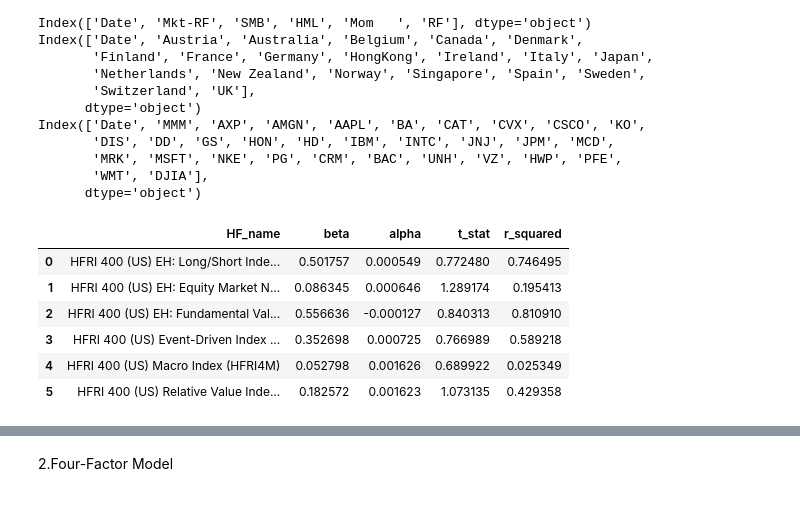
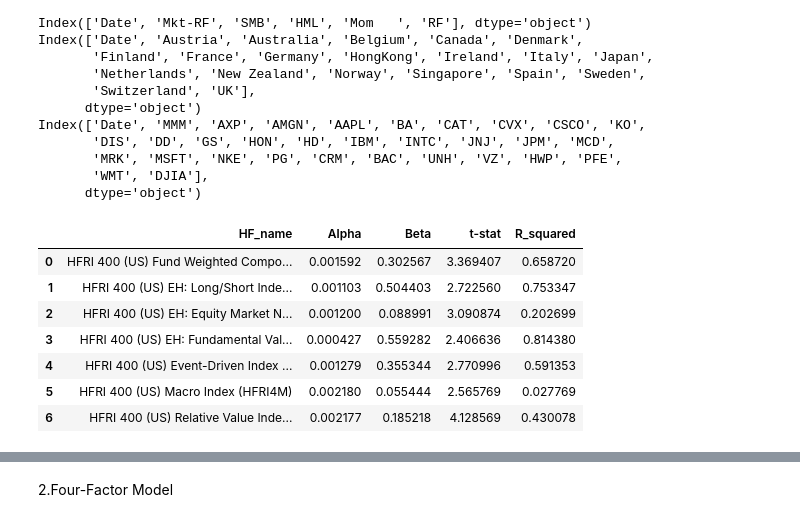
Before and after one commit to Jialin-Eddie/Portfolio_Managment, a Jupyter notebook: src/hedgeFund/hedgeFund.ipynb, the cells around one changed output, grey strips where cells are left out. Saved outputs shown, nothing was run; the diff lists cells and outputs as text; code cells hidden in the pictures.

```diff
--- a/src/hedgeFund/hedgeFund.ipynb
+++ b/src/hedgeFund/hedgeFund.ipynb
@@ -159,6 +97,8 @@ class hedgeFundClass:
         self.beta = 0
         self.alpha = 0
         self.t_stat = 0
+        self.t_stat_alpha = 0
+        self.t_stat_beta = 0
         self.r_squared = 0
         self.HF_returns = HF_returns
 
@@ -172,49 +112,70 @@ class hedgeFundClass:
         )
 
     def run_capm_regression(self, Market_premium, average_return):
         x = Market_premium
         y = self.HF_returns
-        slope, intercept, r_value, p_value, std_err = stats.linregress(x, y)
+        result = stats.linregress(x, y)
+        slope = result.slope
+        intercept = result.intercept
+        r_value = result.rvalue
+        p_value = result.pvalue
+        beta_std_err = result.stderr
+        alpha_std_err = result.intercept_stderr
+
         # print(average_return,std_err,np.sqrt(len(self.HF_returns)))
         self.beta = slope
         self.alpha = intercept
-        self.t_stat = average_return * np.sqrt(len(self.HF_returns)) / std_err
+        self.t_stat_alpha = self.alpha / beta_std_err
+        self.t_stat_beta = self.beta/ alpha_std_err
+
+        std_err = np.std(self.HF_returns) / np.sqrt(len(self.HF_returns))
+        self.t_stat = self.HF_returns.mean() / std_err
+
         self.r_squared = r_value ** 2
         return {
             'HF_name': self.HF_name,
-            'beta': self.beta,
-            'alpha': self.alpha,
-            't_stat': self.t_stat,
-            'r_squared': r_value ** 2
+            'Alpha': self.alpha,
+            'Beta': self.beta,
+            't-stat' : self.t_stat,
+            # 't_Alpha': self.t_stat_alpha,
+            # 't_Beta' : self.t_stat_beta,
+            'R_squared': r_value ** 2
         }
 
 
 def analyze_hedge_funds(HF_returns, factors, average_return):
     results = []
-    for hf_name in HF_returns.keys()[1:]:  # Start from index 1 to skip the 'Date' column
+    for hf_name in HF_returns.keys():
         HF = hedgeFundClass(HF_returns[hf_name], hf_name)
         results.append(HF.run_capm_regression(factors,average_return))
     return pd.DataFrame(results)
 
 time_Length = len(HF_returns)
-# HF_returns.shape
-RP_HF_returns = HF_returns[HF_returns.keys()[1:]] - Emp_factors['RF'].iloc[-time_Length]
-# print(RP_HF_returns)
+# HF_returns.shapeRP_HF_returns = HF_returns[HF_returns.keys()[1:]] - Emp_factors['RF'].iloc[-time_Length:]
+
+#reduce date # Start from index 1 to skip the 'Date' column
+RP_HF_returns = HF_returns.iloc[:, 1:] - Emp_factors['RF'].iloc[-time_Length:].values[:, np.newaxis]
 # print(Emp_factors['Mkt-RF'])
-hedge_fund_list1 = analyze_hedge_funds(RP_HF_returns,
+hedge_fund_list_capm = analyze_hedge_funds(RP_HF_returns,
                                        Emp_factors['Mkt-RF'].iloc[-time_Length:],
                                        Emp_factors['RF'].iloc[-time_Length:].mean()
                                        )
-display(hedge_fund_list1)
+display(hedge_fund_list_capm)
+# print(HF_returns[HF_returns.keys()[1:]])
+# print(Emp_factors['RF'].iloc[-time_Length:])
+# print(RP_HF_returns)
+
+# RP_HF_returns
 
 # Emp_factors['Mkt-RF'].iloc[-time_Length:]
 # print(HF_returns[HF_returns.keys()[i]])
 # print(Emp_factors['Date'].iloc[-time_Length:])
 # %% [output]
-|  | HF_name | beta | alpha | t_stat | r_squared |
-| 0 | HFRI 400 (US) EH: Long/Short Inde... | 0.501757 | 0.000549 | 0.772480 | 0.746495 |
-| 1 | HFRI 400 (US) EH: Equity Market N... | 0.086345 | 0.000646 | 1.289174 | 0.195413 |
-| 2 | HFRI 400 (US) EH: Fundamental Val... | 0.556636 | -0.000127 | 0.840313 | 0.810910 |
-| 3 | HFRI 400 (US) Event-Driven Index ... | 0.352698 | 0.000725 | 0.766989 | 0.589218 |
-| 4 | HFRI 400 (US) Macro Index (HFRI4M) | 0.052798 | 0.001626 | 0.689922 | 0.025349 |
-| 5 | HFRI 400 (US) Relative Value Inde... | 0.182572 | 0.001623 | 1.073135 | 0.429358 |
+|  | HF_name | Alpha | Beta | t-stat | R_squared |
+| 0 | HFRI 400 (US) Fund Weighted Compo... | 0.001592 | 0.302567 | 3.369407 | 0.658720 |
+| 1 | HFRI 400 (US) EH: Long/Short Inde... | 0.001103 | 0.504403 | 2.722560 | 0.753347 |
+| 2 | HFRI 400 (US) EH: Equity Market N... | 0.001200 | 0.088991 | 3.090874 | 0.202699 |
+| 3 | HFRI 400 (US) EH: Fundamental Val... | 0.000427 | 0.559282 | 2.406636 | 0.814380 |
+| 4 | HFRI 400 (US) Event-Driven Index ... | 0.001279 | 0.355344 | 2.770996 | 0.591353 |
+| 5 | HFRI 400 (US) Macro Index (HFRI4M) | 0.002180 | 0.055444 | 2.565769 | 0.027769 |
+| 6 | HFRI 400 (US) Relative Value Inde... | 0.002177 | 0.185218 | 4.128569 | 0.430078 |
```
Also changed, not shown: parts of 11 cells of this notebook, 13 other files.
